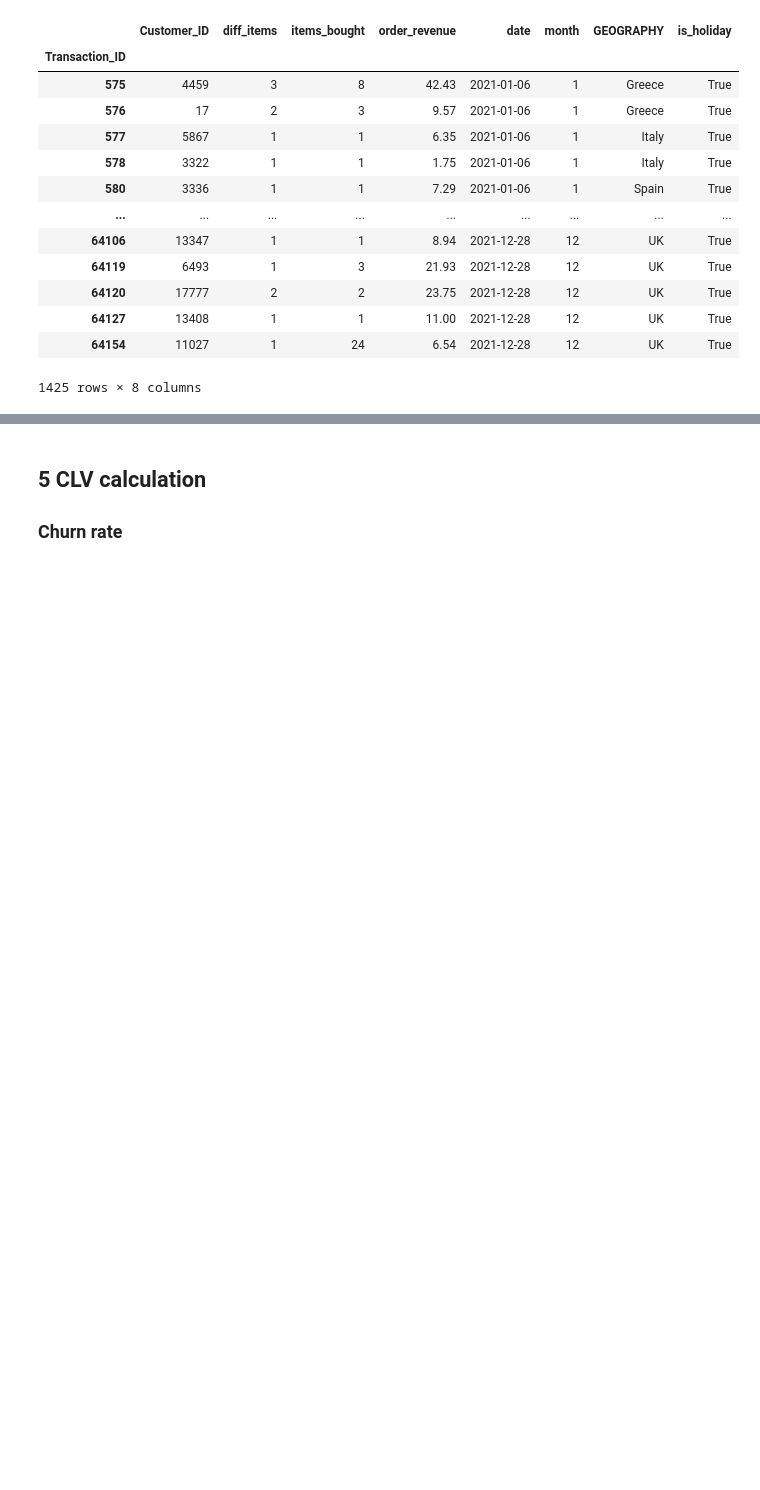
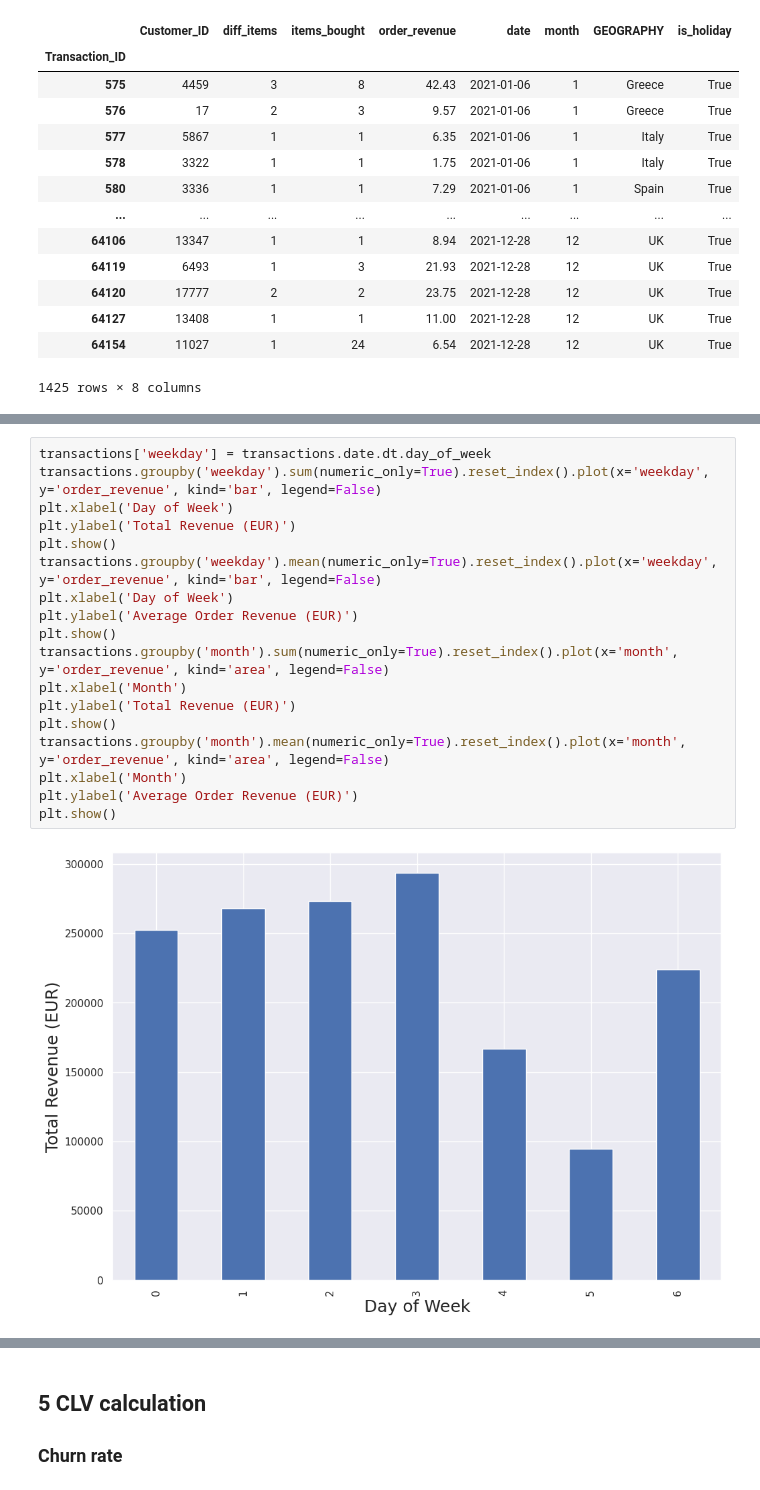
Before and after one commit to Faskill/RBS-Oracle-Project, a Jupyter notebook: Oracle_Project_RBS.ipynb, the cells around one changed output, grey strips where cells are left out. Drawn from its saved outputs; the diff is of its cells as text; blank space fills up the shorter version.

```diff
--- a/Oracle_Project_RBS.ipynb
+++ b/Oracle_Project_RBS.ipynb
@@ -349,3 +419,23 @@ plt.show()
 [figure]
 [figure]
 [figure]
+# %%
+transactions['weekday'] = transactions.date.dt.day_of_week
+transactions.groupby('weekday').sum(numeric_only=True).reset_index().plot(x='weekday', y='order_revenue', kind='bar', legend=False)
+plt.xlabel('Day of Week')
+plt.ylabel('Total Revenue (EUR)')
+plt.show()
+transactions.groupby('weekday').mean(numeric_only=True).reset_index().plot(x='weekday', y='order_revenue', kind='bar', legend=False)
+plt.xlabel('Day of Week')
+plt.ylabel('Average Order Revenue (EUR)')
+plt.show()
+transactions.groupby('month').sum(numeric_only=True).reset_index().plot(x='month', y='order_revenue', kind='area', legend=False)
+plt.xlabel('Month')
+plt.ylabel('Total Revenue (EUR)')
+plt.show()
+transactions.groupby('month').mean(numeric_only=True).reset_index().plot(x='month', y='order_revenue', kind='area', legend=False)
+plt.xlabel('Month')
+plt.ylabel('Average Order Revenue (EUR)')
+plt.show()
+# %% [output]
+[figure, added]
```
Also changed, not shown: parts of 17 cells of this notebook, 1 other file.
